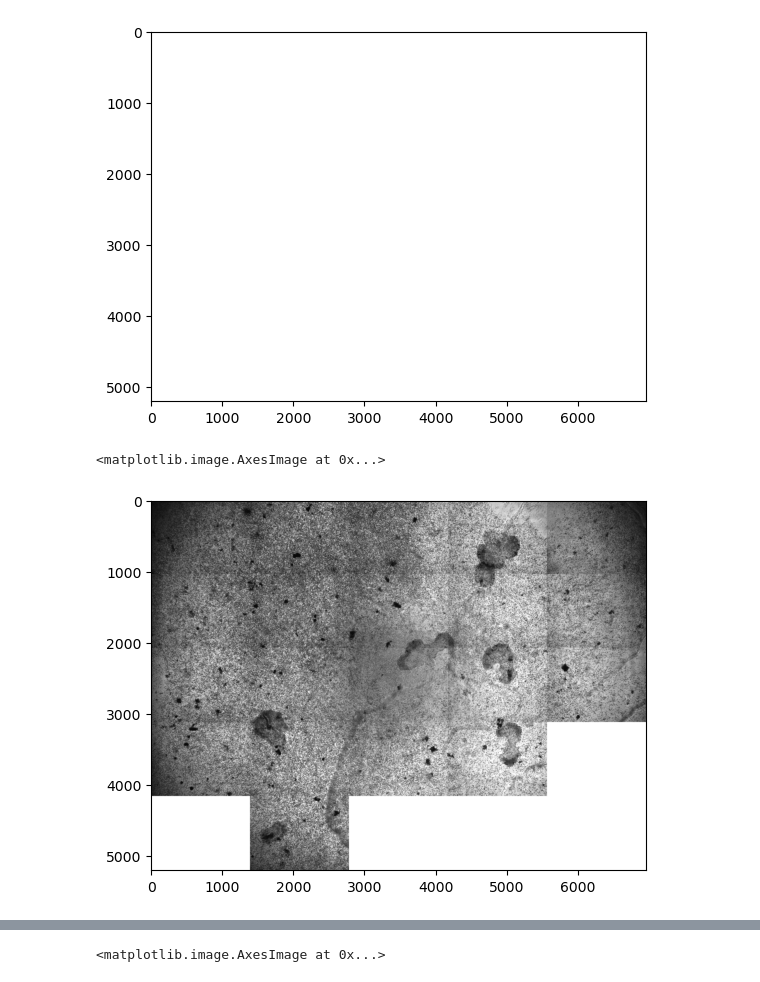
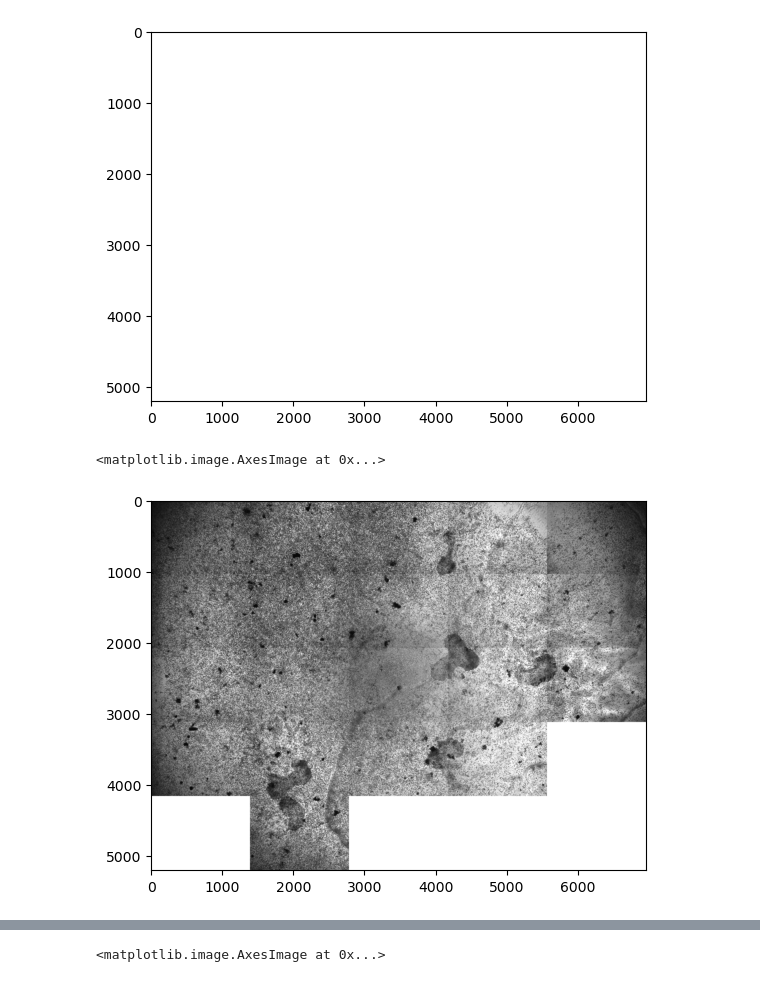
Before and after one commit to numimin/TOOI, a Jupyter notebook: TOOI Task.ipynb, the cells around one changed output, grey strips where cells are left out. Saved outputs shown, nothing was run; the diff lists cells and outputs as text; code cells hidden in the pictures.

```diff
--- a/TOOI Task.ipynb
+++ b/TOOI Task.ipynb
@@ -186,7 +186,7 @@ for i in range(count):
                 continue
             white[y * max_y:(y + 1) * max_y, x * max_x:(x + 1) * max_x] = images[i][index][:]
 # %%
-plt.imshow(final_images[0])
+plt.imshow(final_images[83])
 # %% [output]
 <matplotlib.image.AxesImage at 0x...>
-[figure, old version]
+[figure, new version]
```
Also changed, not shown: parts of 4 cells of this notebook.
